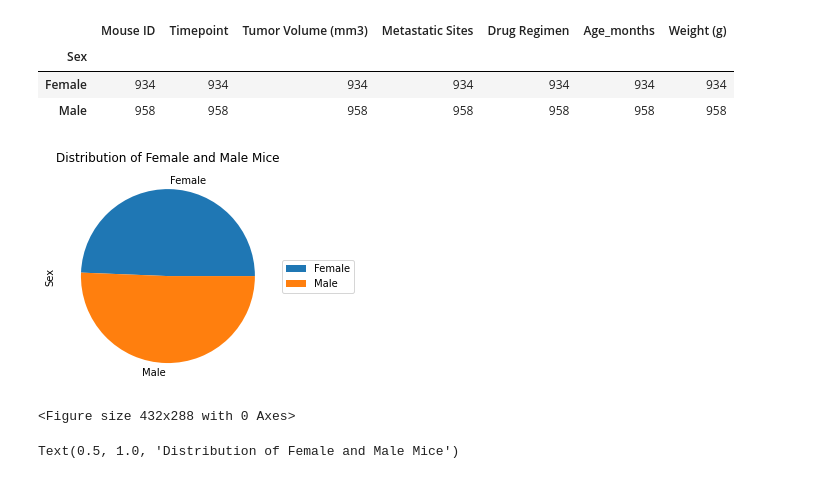
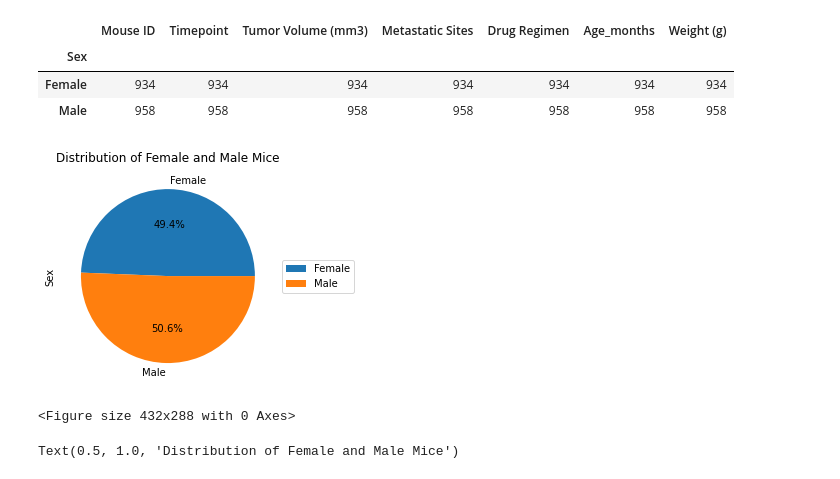
Before and after one commit to jeffreyoverholt/Matplotlib, a Jupyter notebook: pymaceuticals_starter.ipynb, the cells around one changed output. Cells and saved outputs as stored; diff of their text form; code cells hidden in the pictures.

```diff
--- a/pymaceuticals_starter.ipynb
+++ b/pymaceuticals_starter.ipynb
@@ -413,14 +419,14 @@ total_by_sex
 | Male | 958 | 958 | 958 | 958 | 958 | 958 | 958 |
 # %%
 # Generate a pie plot showing the distribution of female versus male mice using Pandas
-mice_sex_pie = total_by_sex.plot(kind="pie", y='Mouse ID', title=("Distribution of Female and Male Mice"))
+mice_sex_pie = total_by_sex.plot(kind="pie", y='Mouse ID', title=("Distribution of Female and Male Mice"),  autopct="%1.1f%%")
 mice_sex_pie.set_ylabel("Sex")
 
 plt.legend(loc='center left', bbox_to_anchor=(1.0, 0.5))
 plt.show()
 plt.tight_layout()
 # %% [output]
-[figure, old version]
+[figure, new version]
 <Figure size 432x288 with 0 Axes>
 # %%
 # Generate a pie plot showing the distribution of female versus male mice using pyplot
```
Also changed, not shown: parts of 3 cells of this notebook.
